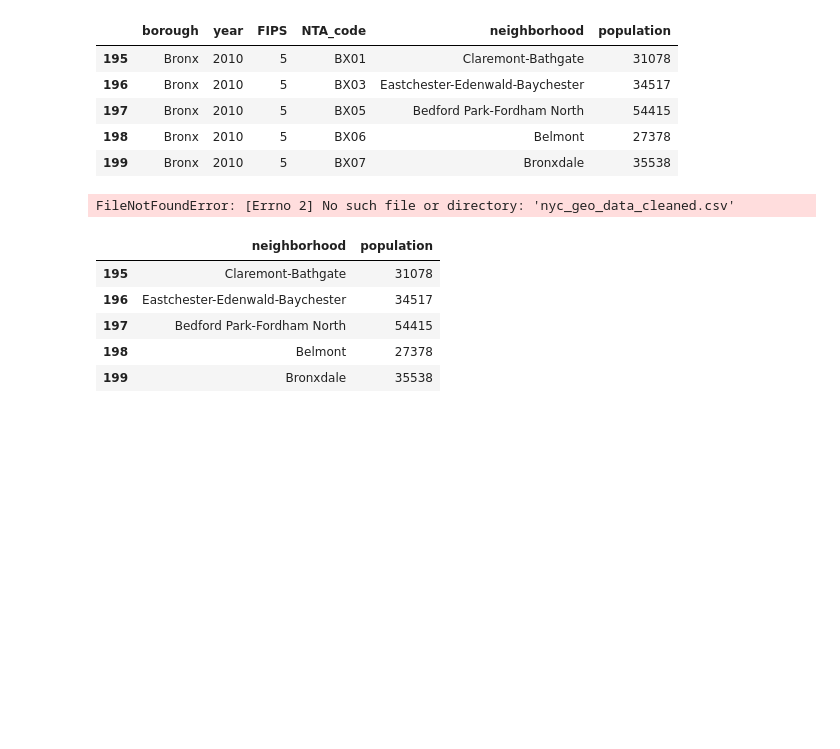
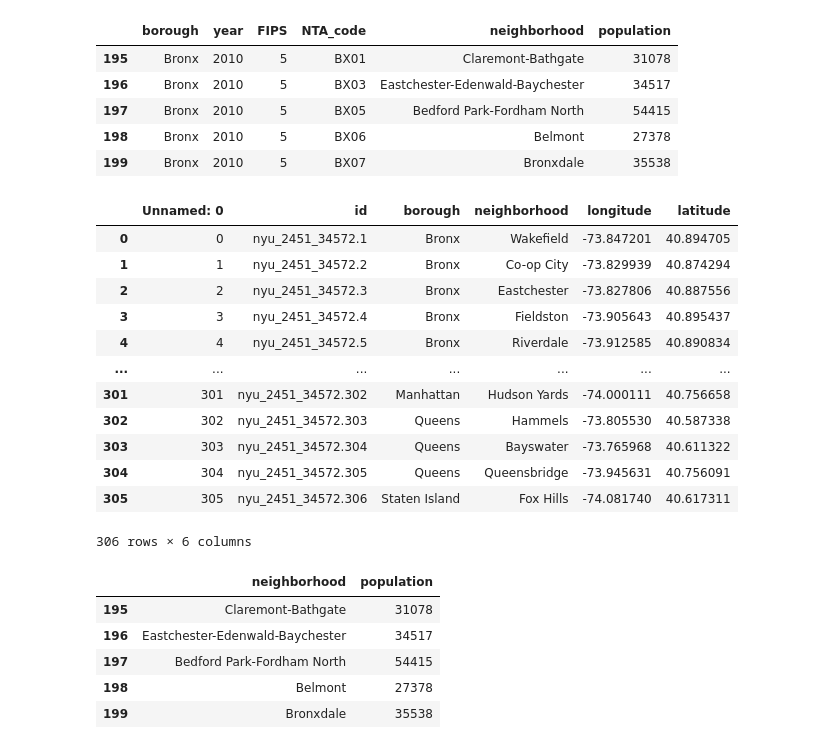
Before and after one commit to ktamkee/NYC_midterm_project, a Jupyter notebook: data/nyc_open_data.ipynb, the cells around one changed output. Saved outputs shown, nothing was run; the diff lists cells and outputs as text; code cells hidden in the pictures; blank space fills up the shorter version.

```diff
--- a/data/nyc_open_data.ipynb
+++ b/data/nyc_open_data.ipynb
@@ -23,10 +23,22 @@ population.head()
 | 198 | Bronx | 2010 | 5 | BX06 | Belmont | 27378 |
 | 199 | Bronx | 2010 | 5 | BX07 | Bronxdale | 35538 |
 # %%
-nyc_df = pd.read_csv('nyc_geo_data_cleaned.csv')
+nyc_df = pd.read_csv('data/nyc_geo_data_cleaned.csv')
 nyc_df
 # %% [output]
+|  | Unnamed: 0 | id | borough | neighborhood | longitude | latitude |
+| 0 | 0 | nyu_2451_34572.1 | Bronx | Wakefield | -73.847201 | 40.894705 |
+| 1 | 1 | nyu_2451_34572.2 | Bronx | Co-op City | -73.829939 | 40.874294 |
+| 2 | 2 | nyu_2451_34572.3 | Bronx | Eastchester | -73.827806 | 40.887556 |
+| 3 | 3 | nyu_2451_34572.4 | Bronx | Fieldston | -73.905643 | 40.895437 |
+| 4 | 4 | nyu_2451_34572.5 | Bronx | Riverdale | -73.912585 | 40.890834 |
+| ... | ... | ... | ... | ... | ... | ... |
+| 301 | 301 | nyu_2451_34572.302 | Manhattan | Hudson Yards | -74.000111 | 40.756658 |
+| 302 | 302 | nyu_2451_34572.303 | Queens | Hammels | -73.805530 | 40.587338 |
+| 303 | 303 | nyu_2451_34572.304 | Queens | Bayswater | -73.765968 | 40.611322 |
+| 304 | 304 | nyu_2451_34572.305 | Queens | Queensbridge | -73.945631 | 40.756091 |
+| 305 | 305 | nyu_2451_34572.306 | Staten Island | Fox Hills | -74.081740 | 40.617311 |
-FileNotFoundError: [Errno 2] No such file or directory: 'nyc_geo_data_cleaned.csv'
+306 rows × 6 columns
 # %%
 population = population[['neighborhood', 'population']]
 population.head()
```
Also changed, not shown: parts of 2 cells of this notebook, 7 other files.
